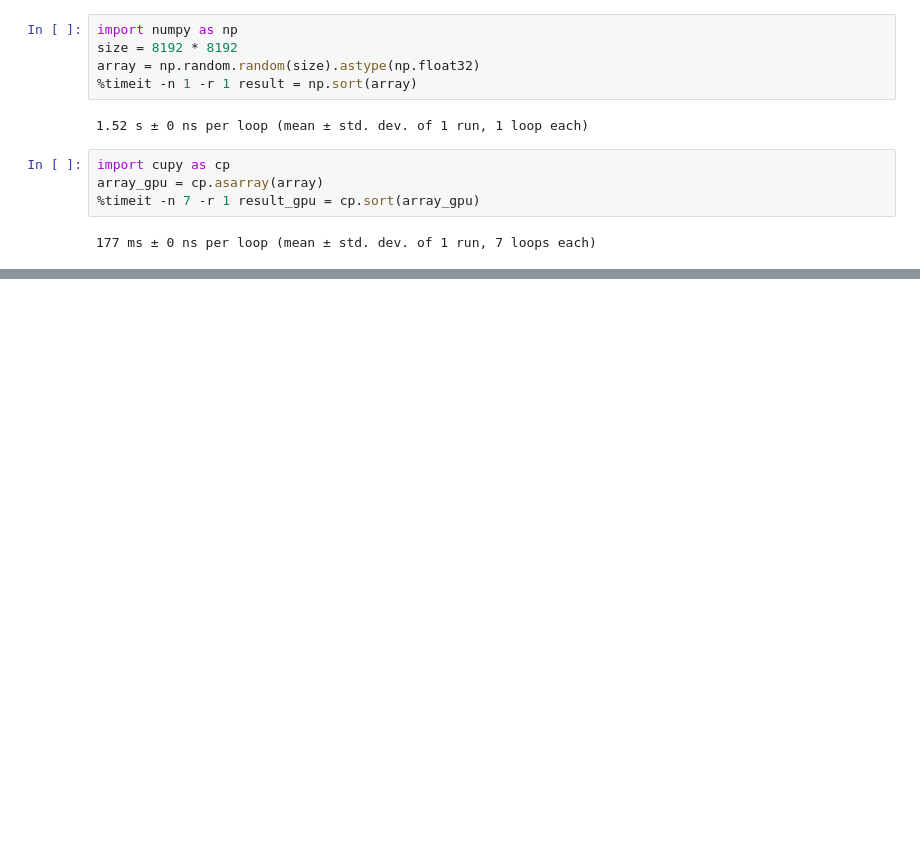
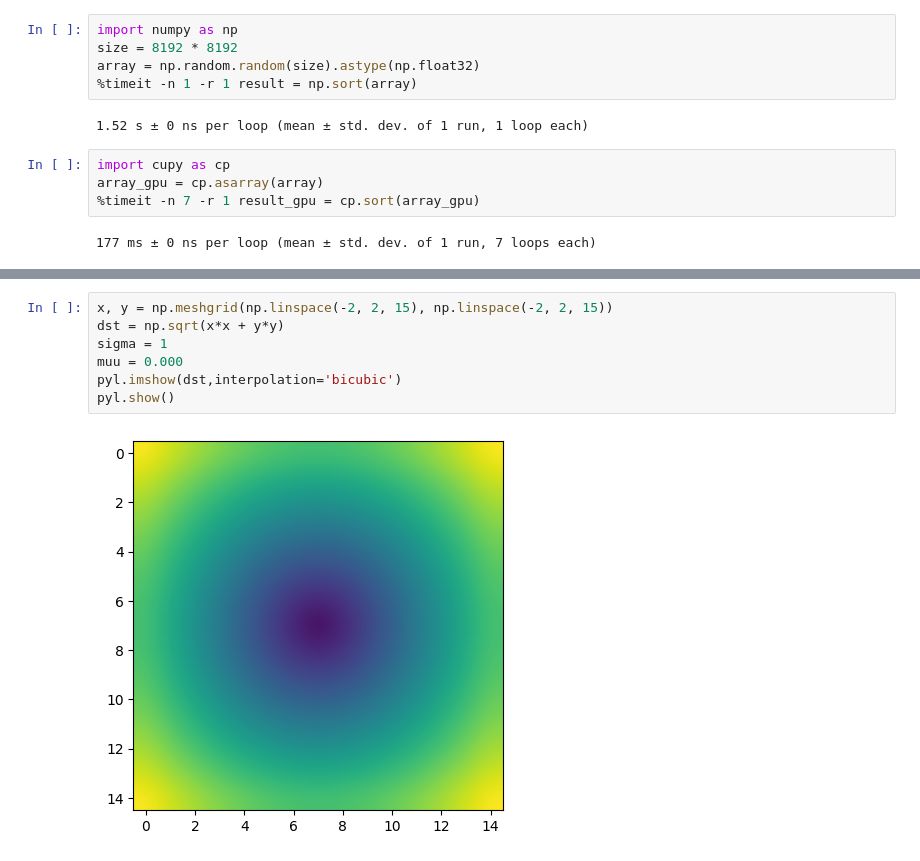
Before and after one commit to pintofben/colabInClass-gpu, a Jupyter notebook: colabInClass_GPU.ipynb, the cells around one changed output, grey strips where cells are left out. Saved outputs shown, nothing was run; the diff lists cells and outputs as text; blank space fills up the shorter version.

```diff
--- a/colabInClass_GPU.ipynb
+++ b/colabInClass_GPU.ipynb
@@ -15,0 +37,9 @@ array_gpu = cp.asarray(array)
+# %%
+x, y = np.meshgrid(np.linspace(-2, 2, 15), np.linspace(-2, 2, 15))
+dst = np.sqrt(x*x + y*y)
+sigma = 1
+muu = 0.000
+pyl.imshow(dst,interpolation='bicubic')
+pyl.show()
+# %% [output]
+[figure, added]
```
Also changed, not shown: parts of 13 cells of this notebook.
